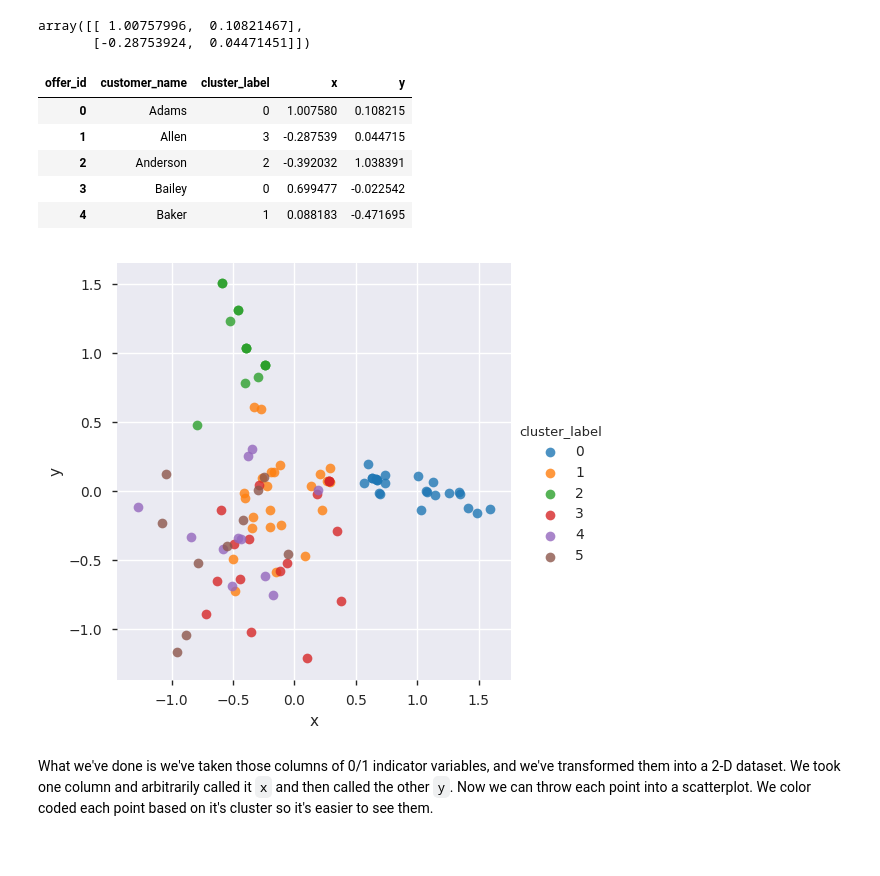
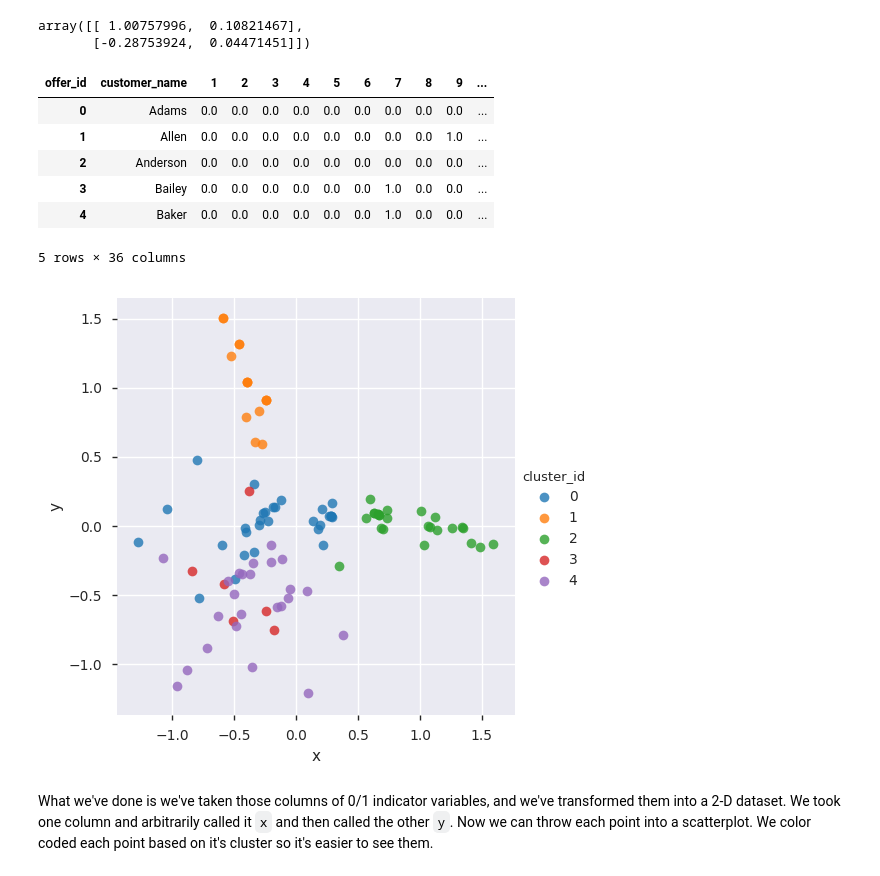
Before and after one commit to amarsinghen/springboard-miniprojects, a Jupyter notebook: mini-project-unit_8_2/Mini_Project_Clustering.ipynb, the cells around one changed output. Cells and saved outputs as stored; diff of their text form; code cells hidden in the pictures.

```diff
--- a/mini-project-unit_8_2/Mini_Project_Clustering.ipynb
+++ b/mini-project-unit_8_2/Mini_Project_Clustering.ipynb
@@ -214,9 +204,10 @@ plt.plot(list(SSE.keys()), list(SSE.values()))
 # %%
 # Make a bar chart showing the number of points in each cluster for k-means under the best  K.
-K=6
+K=5
+kmeans_df = df_customer.assign()
 kmeans = KMeans(n_clusters=K)
-kmeans.fit(x_cols)
-df_customer['cluster_label'] = kmeans.labels_
-num_customers_in_clusters = df_customer.cluster_label.value_counts()
+kmeans.fit(kmeans_df[kmeans_df.columns[1:]].values)
+kmeans_df['cluster_label'] = kmeans.labels_
+num_customers_in_clusters = kmeans_df.cluster_label.value_counts()
 plt.bar(range(1,K+1), num_customers_in_clusters)
 # %% [output]
@@ -422,38 +432,42 @@ array([[ 1.00757996,  0.10821467],
 # customer name
 # cluster id the customer belongs to
 # the two PCA components (label them x and y)
+K=5
+pca_df = df_customer.assign()
+pca_kmeans = KMeans(n_clusters=K)
+pca_kmeans.fit(pca_df[pca_df.columns[1:]].values)
+pca_df['cluster_id'] = pca_kmeans.labels_
+pca_df['x'] = pc[:,0]
+pca_df['y'] = pc[:,1]
 
-df_customer['x'] = pc[:,0]
-df_customer['y'] = pc[:,1]
-
-pca_df = df_customer[['customer_name', 'cluster_label', 'x', 'y']]
 pca_df.head()
 # %% [output]
-| offer_id | customer_name | cluster_label | x | y |
-| 0 | Adams | 0 | 1.007580 | 0.108215 |
-| 1 | Allen | 3 | -0.287539 | 0.044715 |
-| 2 | Anderson | 2 | -0.392032 | 1.038391 |
-| 3 | Bailey | 0 | 0.699477 | -0.022542 |
-| 4 | Baker | 1 | 0.088183 | -0.471695 |
+| offer_id | customer_name | 1 | 2 | 3 | 4 | 5 | 6 | 7 | 8 | 9 | ... |
+| 0 | Adams | 0.0 | 0.0 | 0.0 | 0.0 | 0.0 | 0.0 | 0.0 | 0.0 | 0.0 | ... |
+| 1 | Allen | 0.0 | 0.0 | 0.0 | 0.0 | 0.0 | 0.0 | 0.0 | 0.0 | 1.0 | ... |
+| 2 | Anderson | 0.0 | 0.0 | 0.0 | 0.0 | 0.0 | 0.0 | 0.0 | 0.0 | 0.0 | ... |
+| 3 | Bailey | 0.0 | 0.0 | 0.0 | 0.0 | 0.0 | 0.0 | 1.0 | 0.0 | 0.0 | ... |
+| 4 | Baker | 0.0 | 0.0 | 0.0 | 0.0 | 0.0 | 0.0 | 1.0 | 0.0 | 0.0 | ... |
+5 rows × 36 columns
 # %%
 # Plot a scatterplot of the x vs y columns
 # Color-code points differently based on cluster ID
 
-facet = sns.lmplot(data=pca_df, x='x', y='y', hue='cluster_label',
+facet = sns.lmplot(data=pca_df, x='x', y='y', hue='cluster_id',
                    fit_reg=False, legend=True, legend_out=True)
 
 # How do the clusters look?
 # - Three of the clusters look defined, but a majority of data points are concentrated in the left-center just below 0.
 
 # Based on what you see,
 # what seems to be the best value for  K ?
 # - From the visual inspection point of view, the value of K seems to be 3-4
 
 # Moreover, which method of choosing  K  seems to have produced the optimal result visually?
 # - Visually I am liking the PCA analysis and scatter plot representation to identify the value of K.
 # However, I think it is is very insightful to see siloutte score along with PCA.
 # %% [output]
-[figure, old version]
+[figure, new version]
 # %% [markdown]
 What we've done is we've taken those columns of 0/1 indicator variables, and we've transformed them into a 2-D dataset. We took one column and arbitrarily called it `x` and then called the other `y`. Now we can throw each point into a scatterplot. We color coded each point based on it's cluster so it's easier to see them.
 # %% [markdown]
```
Also changed, not shown: parts of 11 cells of this notebook.
